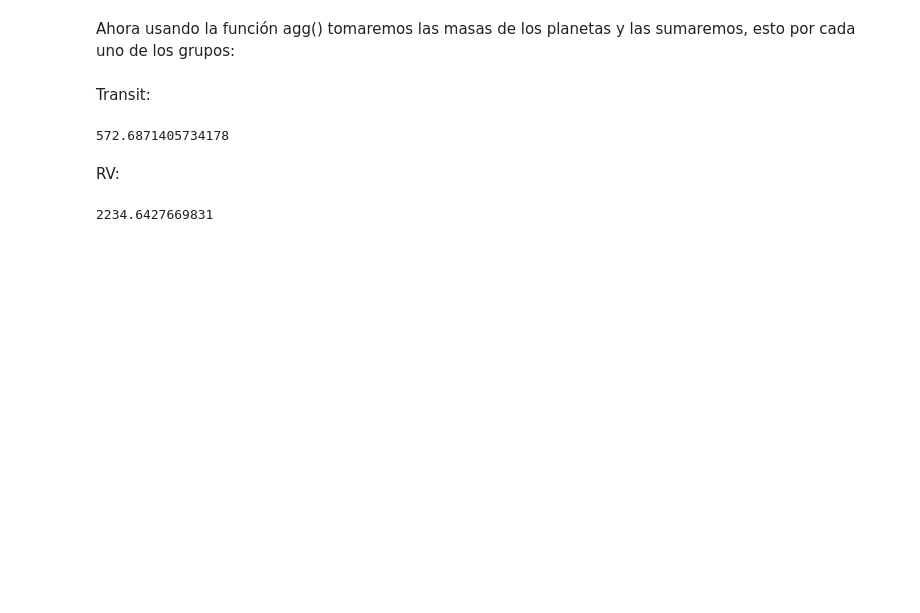
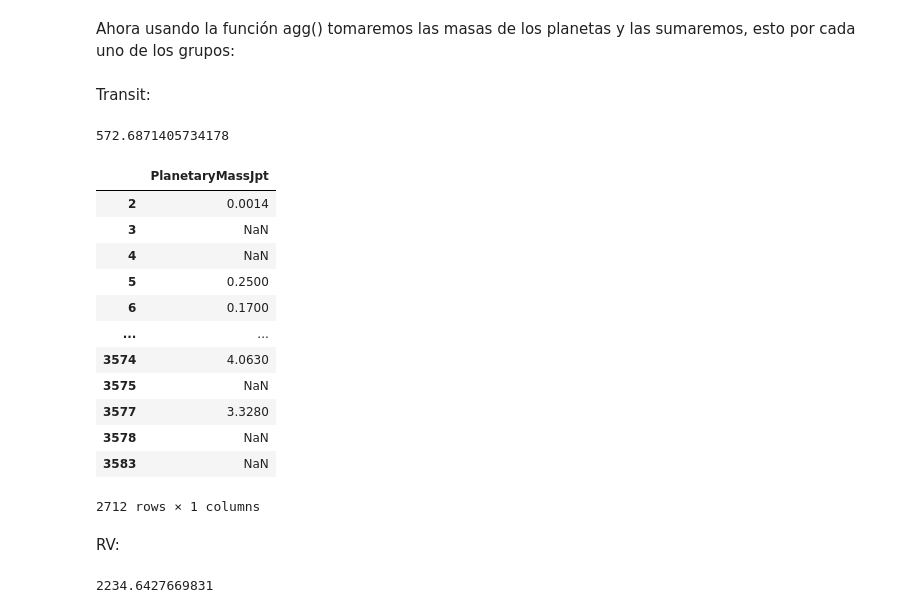
Before and after one commit to DinierGamboa/Tareas_data_science, a Jupyter notebook: Tareas y autoevaluaciones/Tarea 1.ipynb, the cells around one changed output. Cells and saved outputs as stored; diff of their text form; code cells hidden in the pictures; blank space fills up the shorter version.

```diff
--- a/Tareas y autoevaluaciones/Tarea 1.ipynb
+++ b/Tareas y autoevaluaciones/Tarea 1.ipynb
@@ -83,6 +83,24 @@ a1 = a.agg('PlanetaryMassJpt').sum()
 a1
 # %% [output]
 572.6871405734178
+# %%
+a1 = a.agg('PlanetaryMassJpt')
+a11 = pd.DataFrame(a1)
+a11
+# %% [output]
+|  | PlanetaryMassJpt |
+| 2 | 0.0014 |
+| 3 | NaN |
+| 4 | NaN |
+| 5 | 0.2500 |
+| 6 | 0.1700 |
+| ... | ... |
+| 3574 | 4.0630 |
+| 3575 | NaN |
+| 3577 | 3.3280 |
+| 3578 | NaN |
+| 3583 | NaN |
+2712 rows × 1 columns
 # %% [markdown]
 RV:
 # %%
```
